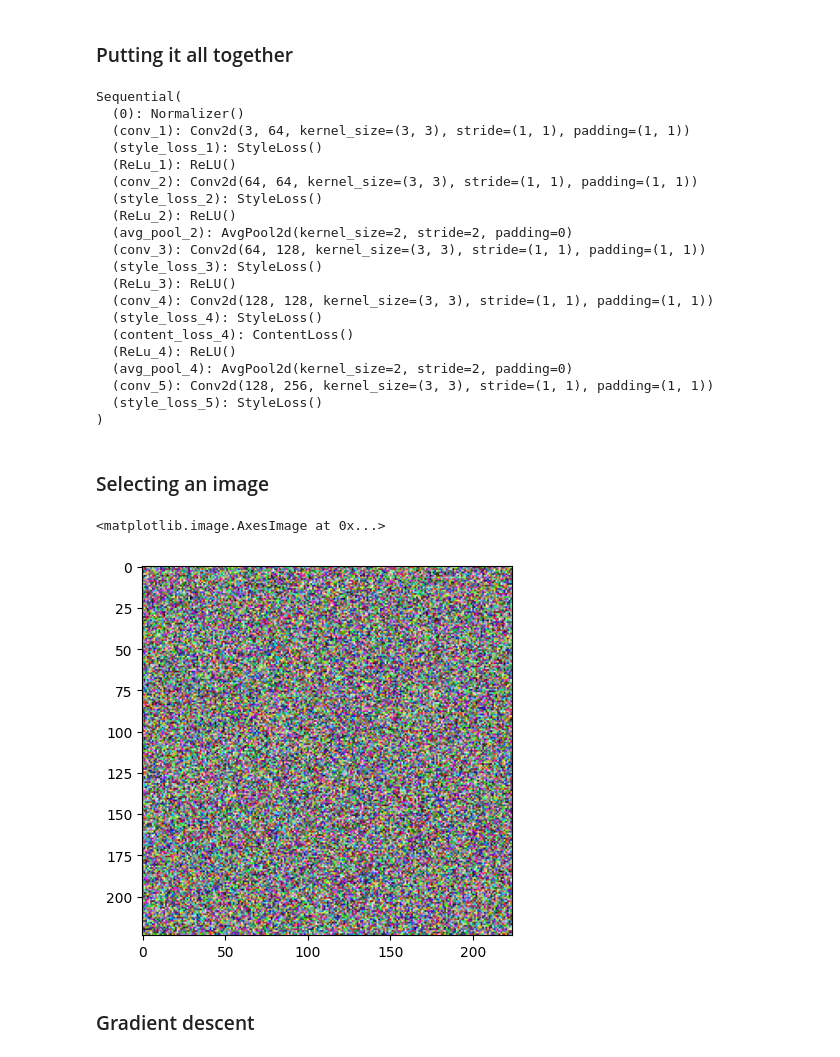
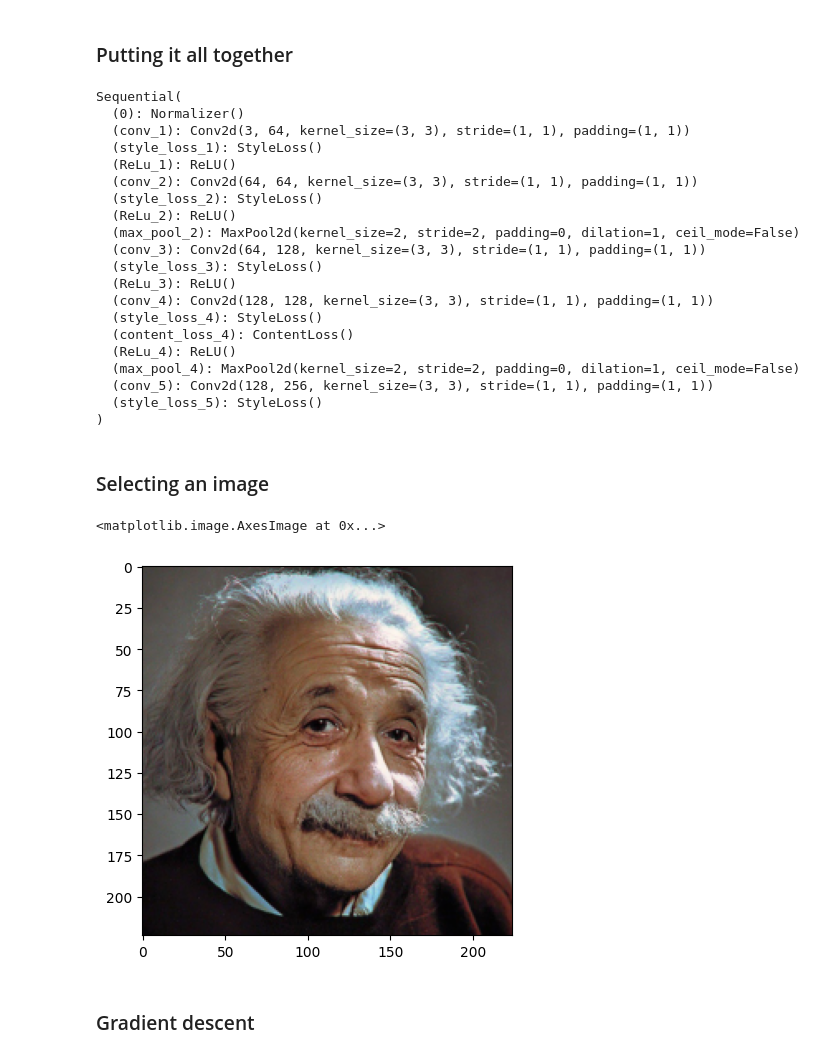
Before and after one commit to ClaudioRaciti/StyleTransfer, a Jupyter notebook: main.ipynb, the cells around one changed output. Saved outputs shown, nothing was run; the diff lists cells and outputs as text; code cells hidden in the pictures.

```diff
--- a/main.ipynb
+++ b/main.ipynb
@@ -165,23 +165,26 @@ for layer in vgg_features.children():
         model.add_module("style_loss_{}".format(nConv), style_loss_layer)
         style_losses.append(style_loss_layer)
 
-        if nConv == 5:
+        if nConv == 4:
             target = model(content_image).detach()
             content_loss_layer = ContentLoss(target)
             model.add_module("content_loss_{}".format(nConv), content_loss_layer)
             content_losses.append(content_loss_layer)
+
 
     elif isinstance(layer, nn.ReLU):
         layer = nn.ReLU(inplace=False)
         model.add_module("ReLu_{}".format(nConv), layer)
 
     elif isinstance(layer, nn.MaxPool2d):
-        layer = nn.AvgPool2d(kernel_size=2, stride=2, padding=0, ceil_mode=False)
-        model.add_module("avg_pool_{}".format(nConv), layer)
+        #layer = nn.AvgPool2d(kernel_size=2, stride=2, padding=0, ceil_mode=False)
+        model.add_module("max_pool_{}".format(nConv), layer)
 
-    if nConv == 6:
+    if nConv == 5:
         break
 
+
+
 print(model)
 # %% [output]
 Sequential(
@@ -192,7 +195,7 @@ Sequential(
   (conv_2): Conv2d(64, 64, kernel_size=(3, 3), stride=(1, 1), padding=(1, 1))
   (style_loss_2): StyleLoss()
   (ReLu_2): ReLU()
-  (avg_pool_2): AvgPool2d(kernel_size=2, stride=2, padding=0)
+  (max_pool_2): MaxPool2d(kernel_size=2, stride=2, padding=0, dilation=1, ceil_mode=False)
   (conv_3): Conv2d(64, 128, kernel_size=(3, 3), stride=(1, 1), padding=(1, 1))
   (style_loss_3): StyleLoss()
   (ReLu_3): ReLU()
@@ -200,21 +203,21 @@ Sequential(
   (style_loss_4): StyleLoss()
   (content_loss_4): ContentLoss()
   (ReLu_4): ReLU()
-  (avg_pool_4): AvgPool2d(kernel_size=2, stride=2, padding=0)
+  (max_pool_4): MaxPool2d(kernel_size=2, stride=2, padding=0, dilation=1, ceil_mode=False)
   (conv_5): Conv2d(128, 256, kernel_size=(3, 3), stride=(1, 1), padding=(1, 1))
   (style_loss_5): StyleLoss()
 )
 # %% [markdown]
 ### Selecting an image
 # %%
-# input_image = content_image.clone()
-# image = to_pil(input_image.clone().cpu().squeeze(0))
-input_image = torch.randn(content_image.data.size())
+input_image = content_image.clone()
+image = to_pil(input_image.clone().cpu().squeeze(0))
+# input_image = torch.randn(content_image.data.size())
 plt.figure()
 plt.imshow(to_pil(input_image.squeeze(0).cpu()))
 # %% [output]
 <matplotlib.image.AxesImage at 0x...>
-[figure, old version]
+[figure, new version]
 # %% [markdown]
 ### Gradient descent
 # %%
```
Also changed, not shown: parts of 7 cells of this notebook.
